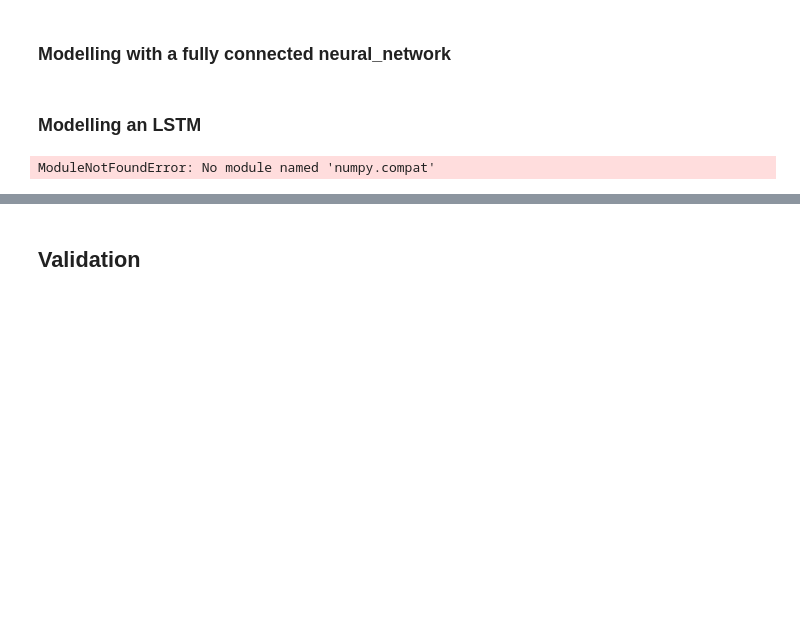
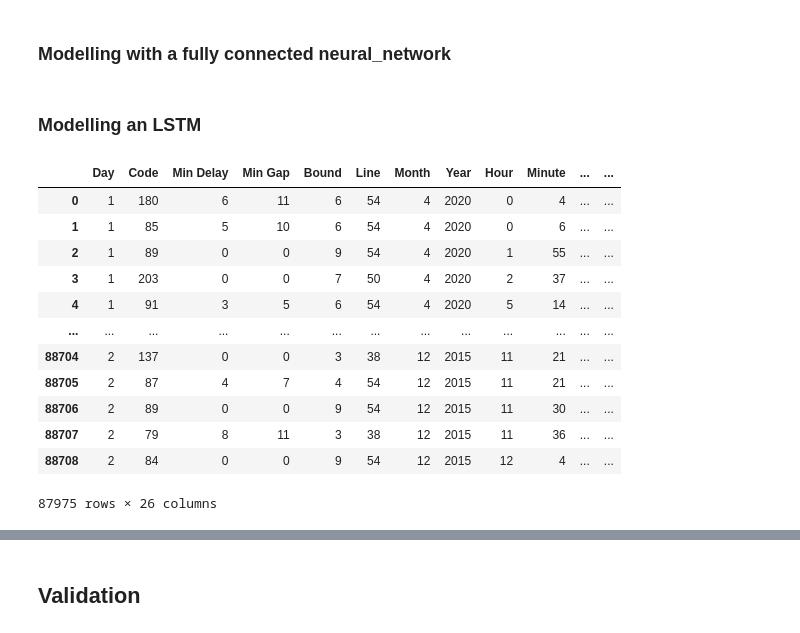
Before and after one commit to MarkCycVic/TorontoDelay, a Jupyter notebook: ProjectTesting.ipynb, the cells around one changed output, grey strips where cells are left out. Saved outputs shown, nothing was run; the diff lists cells and outputs as text; code cells hidden in the pictures; blank space fills up the shorter version.

```diff
--- a/ProjectTesting.ipynb
+++ b/ProjectTesting.ipynb
@@ -219,8 +219,8 @@ weatherbus[prediction_var]=weatherbus[prediction_var].map(exit_code)
 
 ### Separating data
 # %%
-trainingData = weatherbus[:int(0.6*len(weatherbus))]
-validationData = weatherbus[int(0.6*len(weatherbus)):int(0.8*len(weatherbus))]
-testData = weatherbus[int(0.8*len(weatherbus)):]
+trainingData = weathersubway[:int(0.6*len(weathersubway))]
+validationData = weathersubway[int(0.6*len(weathersubway)):int(0.8*len(weathersubway))]
+testData = weathersubway[int(0.8*len(weathersubway)):]
 # %%
 X = trainingData.copy()
@@ -296,27 +294,16 @@ features_set = np.reshape(features_set, (features_set.shape[0], features_set.sha
-# %%
-import numpy as np
-import matplotlib.pyplot as plt
-import pandas as pd
-from tensorflow import keras
-from keras.models import Sequential
-from keras.layers import Dense
-from keras.layers import LSTM
-from keras.layers import Dropout
-model = Sequential()
-model.add(LSTM(units=50, return_sequences=True, input_shape=(features_set.shape[1], 1)))
-model.add(Dropout(0.2))
-
-model.add(LSTM(units=50, return_sequences=True))
-model.add(Dropout(0.2))
-
-model.add(LSTM(units=50, return_sequences=True))
-model.add(Dropout(0.2))
-
-model.add(LSTM(units=50))
-model.add(Dropout(0.2))
-
-model.add(Dense(units = 1))
-
-model.compile(optimizer = 'adam', loss = 'mean_squared_error')
-# %% [output]
-ModuleNotFoundError: No module named 'numpy.compat'
+# %%
+trainingData
+# %% [output]
+|  | Day | Code | Min Delay | Min Gap | Bound | Line | Month | Year | Hour | Minute | ... | ... |
+| 0 | 1 | 180 | 6 | 11 | 6 | 54 | 4 | 2020 | 0 | 4 | ... | ... |
+| 1 | 1 | 85 | 5 | 10 | 6 | 54 | 4 | 2020 | 0 | 6 | ... | ... |
+| 2 | 1 | 89 | 0 | 0 | 9 | 54 | 4 | 2020 | 1 | 55 | ... | ... |
+| 3 | 1 | 203 | 0 | 0 | 7 | 50 | 4 | 2020 | 2 | 37 | ... | ... |
+| 4 | 1 | 91 | 3 | 5 | 6 | 54 | 4 | 2020 | 5 | 14 | ... | ... |
+| ... | ... | ... | ... | ... | ... | ... | ... | ... | ... | ... | ... | ... |
+| 88704 | 2 | 137 | 0 | 0 | 3 | 38 | 12 | 2015 | 11 | 21 | ... | ... |
+| 88705 | 2 | 87 | 4 | 7 | 4 | 54 | 12 | 2015 | 11 | 21 | ... | ... |
+| 88706 | 2 | 89 | 0 | 0 | 9 | 54 | 12 | 2015 | 11 | 30 | ... | ... |
+| 88707 | 2 | 79 | 8 | 11 | 3 | 38 | 12 | 2015 | 11 | 36 | ... | ... |
+| 88708 | 2 | 84 | 0 | 0 | 9 | 54 | 12 | 2015 | 12 | 4 | ... | ... |
+87975 rows × 26 columns
```
Also changed, not shown: parts of 13 cells of this notebook, 5 other files.
